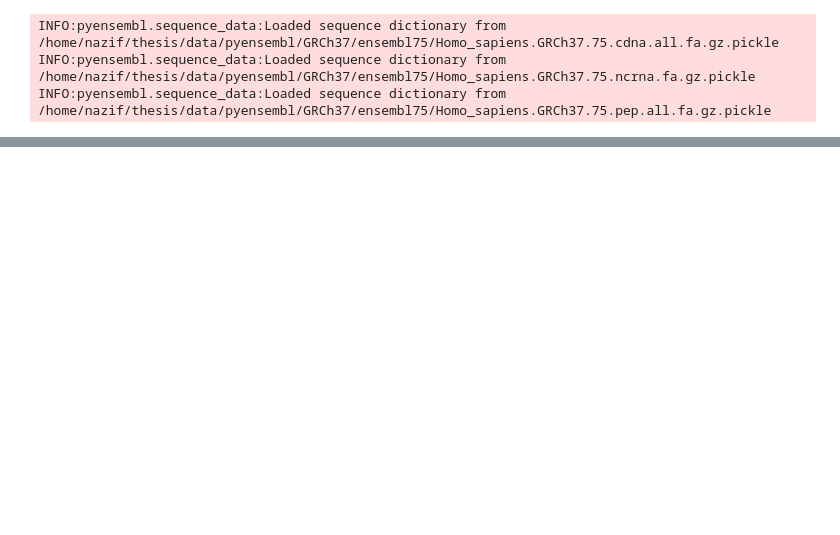
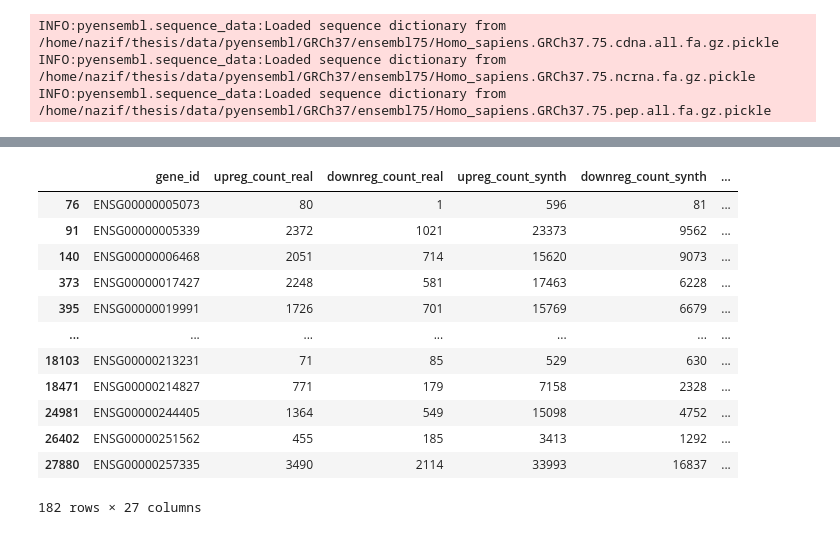
Before and after one commit to TasbasMN/mirscribe-results, a Jupyter notebook: 4_focused_final_data.ipynb, the cells around one changed output, grey strips where cells are left out. Saved outputs shown, nothing was run; the diff lists cells and outputs as text; code cells hidden in the pictures; blank space fills up the shorter version.

```diff
--- a/4_focused_final_data.ipynb
+++ b/4_focused_final_data.ipynb
@@ -5,10 +5,12 @@ import pandas as pd
 import numpy as np
 import seaborn as sns
 import matplotlib.pyplot as plt
-from scipy.stats import fisher_exact
-from statsmodels.stats.multitest import multipletests
 from scripts.pyensembl_operations import import_pyensembl
 import sqlite3
+from scipy.stats import poisson
+from statsmodels.stats.multitest import fdrcorrection
+
+pd.set_option('display.max_columns', None)   # Show all columns
 
 # Initialize pyensembl
 g37 = import_pyensembl(37)
@@ -44,5 +151,5 @@ common_genes = genes_in_real.intersection(genes_in_synth)
 # %%
-real = dd.read_csv("results/dec7_combined.csv")
+real = dd.read_parquet("results/dec7_optimized.parquet")
 synth = dd.read_parquet("results/processed/synth/**/*.parquet")
 
 # Filter out PD4120a
@@ -52,6 +159,16 @@ synth = synth[synth.vcf_id != 'PD4120a']
 real = real[real.gene_id != "not_found"]
 synth = synth[synth.gene_id != "not_found"]
 
-# filter for common genes
-real_common = real[real.gene_id.isin(common_genes)]
-synth_common = synth[synth.gene_id.isin(common_genes)]
+
+# Get common genes found in real and synth data and filter
+common_genes = get_common_genes(real_files, synth_files)
+result_real = pivot_counts(real)
+result_synth = pivot_counts(synth)
+
+result_real = result_real[result_real.gene_id.isin(common_genes)]
+result_synth = result_synth[result_synth.gene_id.isin(common_genes)]
+
+# merge the dfs
+results_merged = pd.merge(result_real, result_synth, on='gene_id', how='left', suffixes=('_real', '_synth'))
+results_merged["downreg_count_real"] = results_merged["downreg_count_real"].astype(int)
+results_merged["upreg_count_real"] = results_merged["upreg_count_real"].astype(int)
@@ -104,0 +360,17 @@ ValueError: unknown aggregate ('upregulated', <function <lambda> at 0x...
+# %%
+df_significant_oncogenes = df_significant[df_significant['is_oncogene_consensus'] == True]
+df_significant_oncogenes
+# %% [output]
+|  | gene_id | upreg_count_real | downreg_count_real | upreg_count_synth | downreg_count_synth | ... |
+| 76 | ENSG00000005073 | 80 | 1 | 596 | 81 | ... |
+| 91 | ENSG00000005339 | 2372 | 1021 | 23373 | 9562 | ... |
+| 140 | ENSG00000006468 | 2051 | 714 | 15620 | 9073 | ... |
+| 373 | ENSG00000017427 | 2248 | 581 | 17463 | 6228 | ... |
+| 395 | ENSG00000019991 | 1726 | 701 | 15769 | 6679 | ... |
+| ... | ... | ... | ... | ... | ... | ... |
+| 18103 | ENSG00000213231 | 71 | 85 | 529 | 630 | ... |
+| 18471 | ENSG00000214827 | 771 | 179 | 7158 | 2328 | ... |
+| 24981 | ENSG00000244405 | 1364 | 549 | 15098 | 4752 | ... |
+| 26402 | ENSG00000251562 | 455 | 185 | 3413 | 1292 | ... |
+| 27880 | ENSG00000257335 | 3490 | 2114 | 33993 | 16837 | ... |
+182 rows × 27 columns
```
Also changed, not shown: parts of 11 cells of this notebook, 3 other files.
